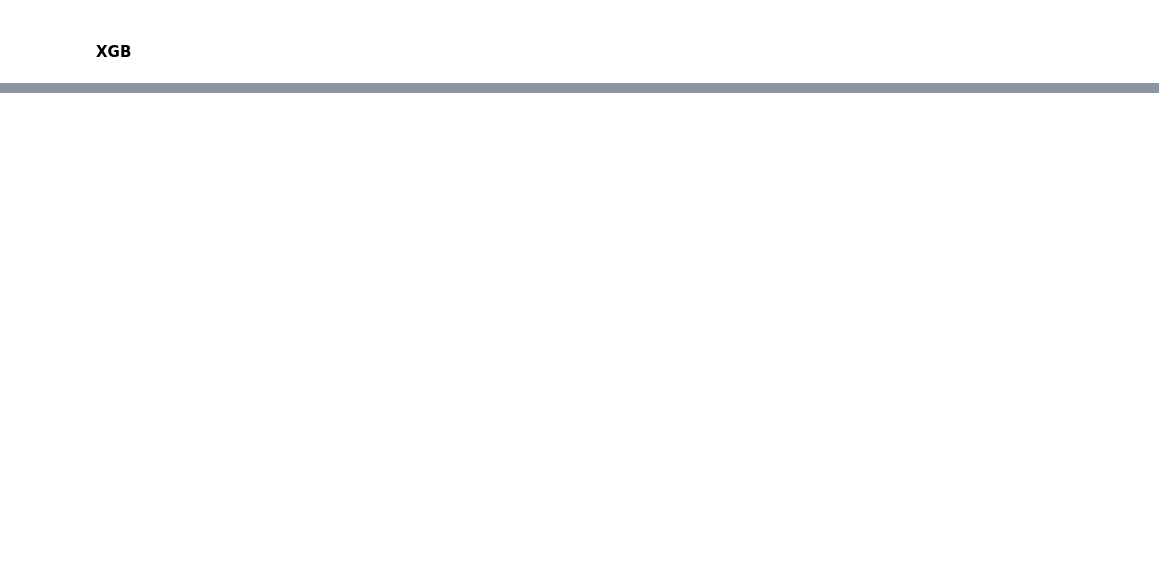
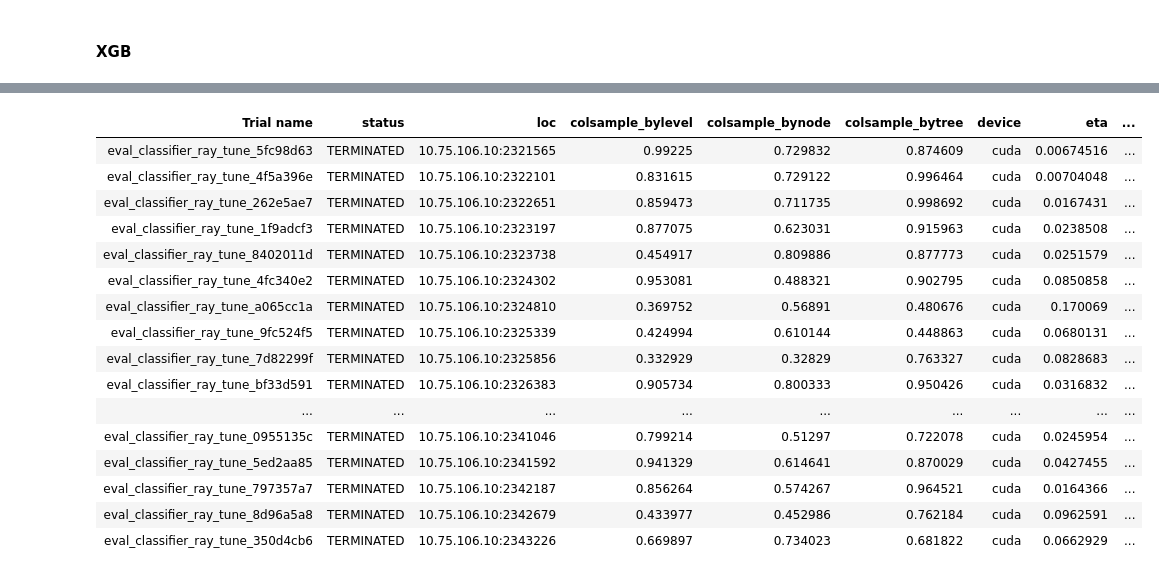
Before and after one commit to afermg/jump_attribution, a Jupyter notebook: workspace/analysis/naive_classifier_profiles.ipynb, the cells around one changed output, grey strips where cells are left out. Drawn from its saved outputs; the diff is of its cells as text; code cells hidden in the pictures; blank space fills up the shorter version.

```diff
--- a/workspace/analysis/naive_classifier_profiles.ipynb
+++ b/workspace/analysis/naive_classifier_profiles.ipynb
@@ -1038,35 +1087,67 @@ trainable_with_resources = tune.with_resources(trainable_with_parameters, resour
 initial_params = [{'device': 'cuda',
   'objective': 'multi:softprob',
   'eval_metric': 'auc',
-  'eta': 0.14117588475349357,
-  'reg_alpha': 4.9961777103941145,
-  'reg_lambda': 3.675745065227094,
-  'gamma': 0.0026994666825620253,
+  'eta': 0.006745156572271127,
+  'reg_alpha': 0.9144969153928254,
+  'reg_lambda': 0.6462610550964287,
+  'gamma': 0.02991692709690925,
   'max_depth': 3,
-  'max_leaves': 9,
-  'min_child_weight': 6.504975459260815,
+  'max_leaves': 3,
+  'min_child_weight': 9.119676421987354,
   'n_jobs': 192,
   'random_state': 42,
-  'subsample': 0.4609490413745255,
-  'colsample_bytree': 0.736954425952966,
-  'colsample_bylevel': 0.742611548753435,
-  'colsample_bynode': 0.9996696149628017},
+  'subsample': 0.5268830379972216,
+  'colsample_bytree': 0.8746086291020119,
+  'colsample_bylevel': 0.9922500864806103,
+  'colsample_bynode': 0.7298320081645489},
  {'device': 'cuda',
   'objective': 'multi:softprob',
   'eval_metric': 'auc',
-  'eta': 0.11720623880020381,
-  'reg_alpha': 1.9530055011663279,
-  'reg_lambda': 1.086704606617138,
-  'gamma': 0.04320343873355198,
-  'max_depth': 3,
-  'max_leaves': 3,
-  'min_child_weight': 6.710575829244543,
+  'eta': 0.007040476283876707,
+  'reg_alpha': 1.638446995332886,
+  'reg_lambda': 1.6348948594202217,
+  'gamma': 0.09474405842219016,
+  'max_depth': 5,
+  'max_leaves': 5,
+  'min_child_weight': 9.025767153588713,
   'n_jobs': 192,
   'random_state': 42,
-  'subsample': 0.531398827018457,
-  'colsample_bytree': 0.3784818349106649,
-  'colsample_bylevel': 0.541662414711898,
-  'colsample_bynode': 0.856759216534021}]
+  'subsample': 0.48427886897155636,
+  'colsample_bytree': 0.9964639361164375,
+  'colsample_bylevel': 0.831615103052851,
+  'colsample_bynode': 0.7291222579457591},
+ {'device': 'cuda',
+  'objective': 'multi:softprob',
+  'eval_metric': 'auc',
+  'eta': 0.016743069241971137,
+  'reg_alpha': 1.5971133773105106,
+  'reg_lambda': 0.014608529587147645,
+  'gamma': 0.08276409726017496,
+  'max_depth': 5,
+  'max_leaves': 5,
+  'min_child_weight': 6.817443391881351,
+  'n_jobs': 192,
+  'random_state': 42,
+  'subsample': 0.4908241589539341,
+  'colsample_bytree': 0.9986917766244656,
+  'colsample_bylevel': 0.8594732283140462,
+  'colsample_bynode': 0.7117354622369206},
+ {'device': 'cuda',
+  'objective': 'multi:softprob',
+  'eval_metric': 'auc',
+  'eta': 0.023850769052272864,
+  'reg_alpha': 1.4945022572265199,
+  'reg_lambda': 0.01971049127625683,
+  'gamma': 0.06314803038064586,
+  'max_depth': 3,
+  'max_leaves': 6,
+  'min_child_weight': 6.65049942647167,
+  'n_jobs': 192,
+  'random_state': 42,
+  'subsample': 0.7263659671520535,
+  'colsample_bytree': 0.9159630057462933,
+  'colsample_bylevel': 0.8770747148038591,
+  'colsample_bynode': 0.6230311519579453}]
 
 
 algo = HyperOptSearch(points_to_evaluate=initial_params,
@@ -1085,3 +1166,4 @@ tuner = tune.Tuner(
 
 
 results_xgb = tuner.fit()
+# %% [output]
@@ -1087,0 +1178,17 @@ results_xgb = tuner.fit()
+| Trial name | status | loc | colsample_bylevel | colsample_bynode | colsample_bytree | device | eta | ... |
+| eval_classifier_ray_tune_5fc98d63 | TERMINATED | 10.75.106.10:2321565 | 0.99225 | 0.729832 | 0.874609 | cuda | 0.00674516 | ... |
+| eval_classifier_ray_tune_4f5a396e | TERMINATED | 10.75.106.10:2322101 | 0.831615 | 0.729122 | 0.996464 | cuda | 0.00704048 | ... |
+| eval_classifier_ray_tune_262e5ae7 | TERMINATED | 10.75.106.10:2322651 | 0.859473 | 0.711735 | 0.998692 | cuda | 0.0167431 | ... |
+| eval_classifier_ray_tune_1f9adcf3 | TERMINATED | 10.75.106.10:2323197 | 0.877075 | 0.623031 | 0.915963 | cuda | 0.0238508 | ... |
+| eval_classifier_ray_tune_8402011d | TERMINATED | 10.75.106.10:2323738 | 0.454917 | 0.809886 | 0.877773 | cuda | 0.0251579 | ... |
+| eval_classifier_ray_tune_4fc340e2 | TERMINATED | 10.75.106.10:2324302 | 0.953081 | 0.488321 | 0.902795 | cuda | 0.0850858 | ... |
+| eval_classifier_ray_tune_a065cc1a | TERMINATED | 10.75.106.10:2324810 | 0.369752 | 0.56891 | 0.480676 | cuda | 0.170069 | ... |
+| eval_classifier_ray_tune_9fc524f5 | TERMINATED | 10.75.106.10:2325339 | 0.424994 | 0.610144 | 0.448863 | cuda | 0.0680131 | ... |
+| eval_classifier_ray_tune_7d82299f | TERMINATED | 10.75.106.10:2325856 | 0.332929 | 0.32829 | 0.763327 | cuda | 0.0828683 | ... |
+| eval_classifier_ray_tune_bf33d591 | TERMINATED | 10.75.106.10:2326383 | 0.905734 | 0.800333 | 0.950426 | cuda | 0.0316832 | ... |
+| ... | ... | ... | ... | ... | ... | ... | ... | ... |
+| eval_classifier_ray_tune_0955135c | TERMINATED | 10.75.106.10:2341046 | 0.799214 | 0.51297 | 0.722078 | cuda | 0.0245954 | ... |
+| eval_classifier_ray_tune_5ed2aa85 | TERMINATED | 10.75.106.10:2341592 | 0.941329 | 0.614641 | 0.870029 | cuda | 0.0427455 | ... |
+| eval_classifier_ray_tune_797357a7 | TERMINATED | 10.75.106.10:2342187 | 0.856264 | 0.574267 | 0.964521 | cuda | 0.0164366 | ... |
+| eval_classifier_ray_tune_8d96a5a8 | TERMINATED | 10.75.106.10:2342679 | 0.433977 | 0.452986 | 0.762184 | cuda | 0.0962591 | ... |
+| eval_classifier_ray_tune_350d4cb6 | TERMINATED | 10.75.106.10:2343226 | 0.669897 | 0.734023 | 0.681822 | cuda | 0.0662929 | ... |
```
Also changed, not shown: parts of 25 cells of this notebook, 4 other files.
